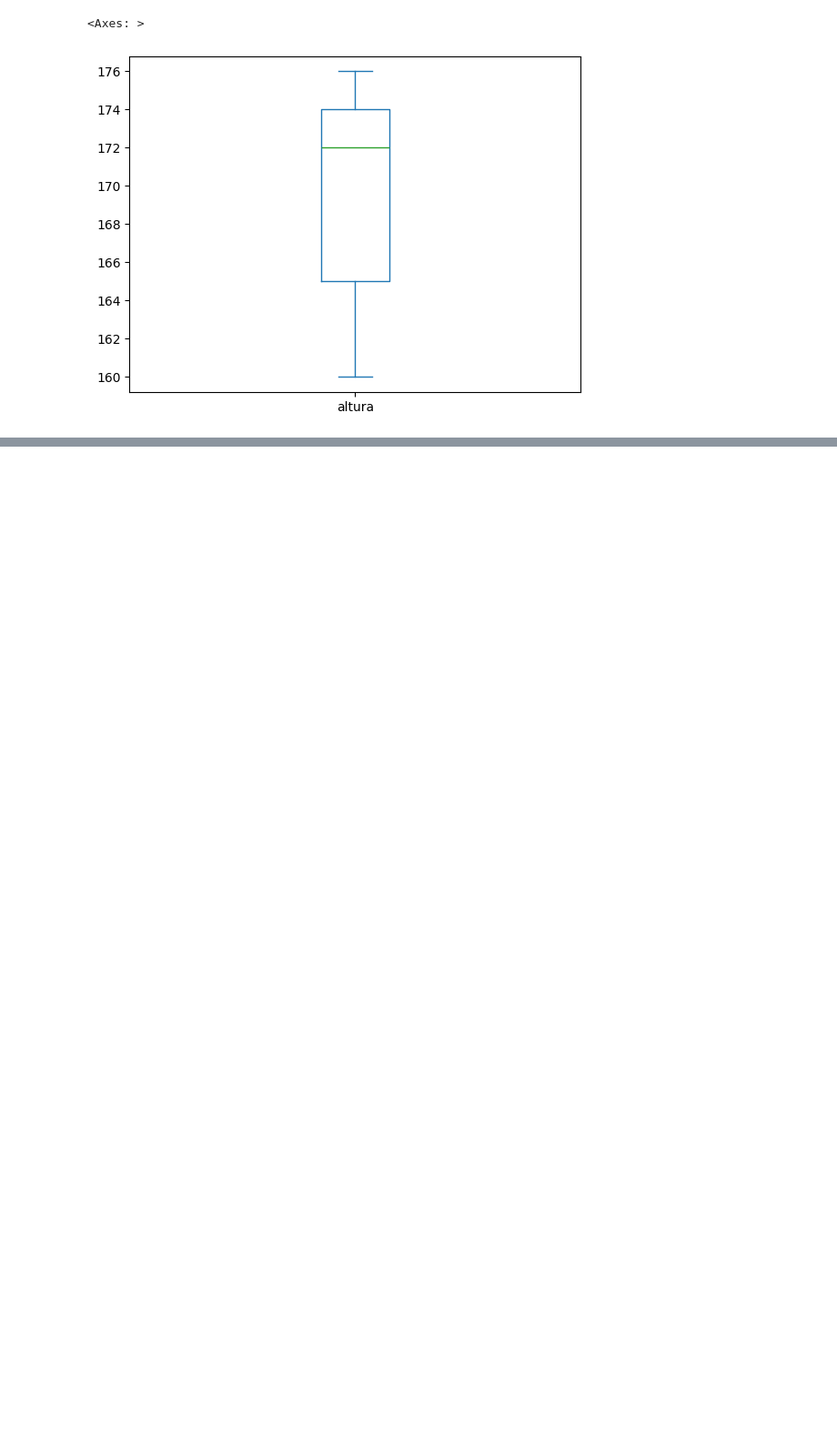
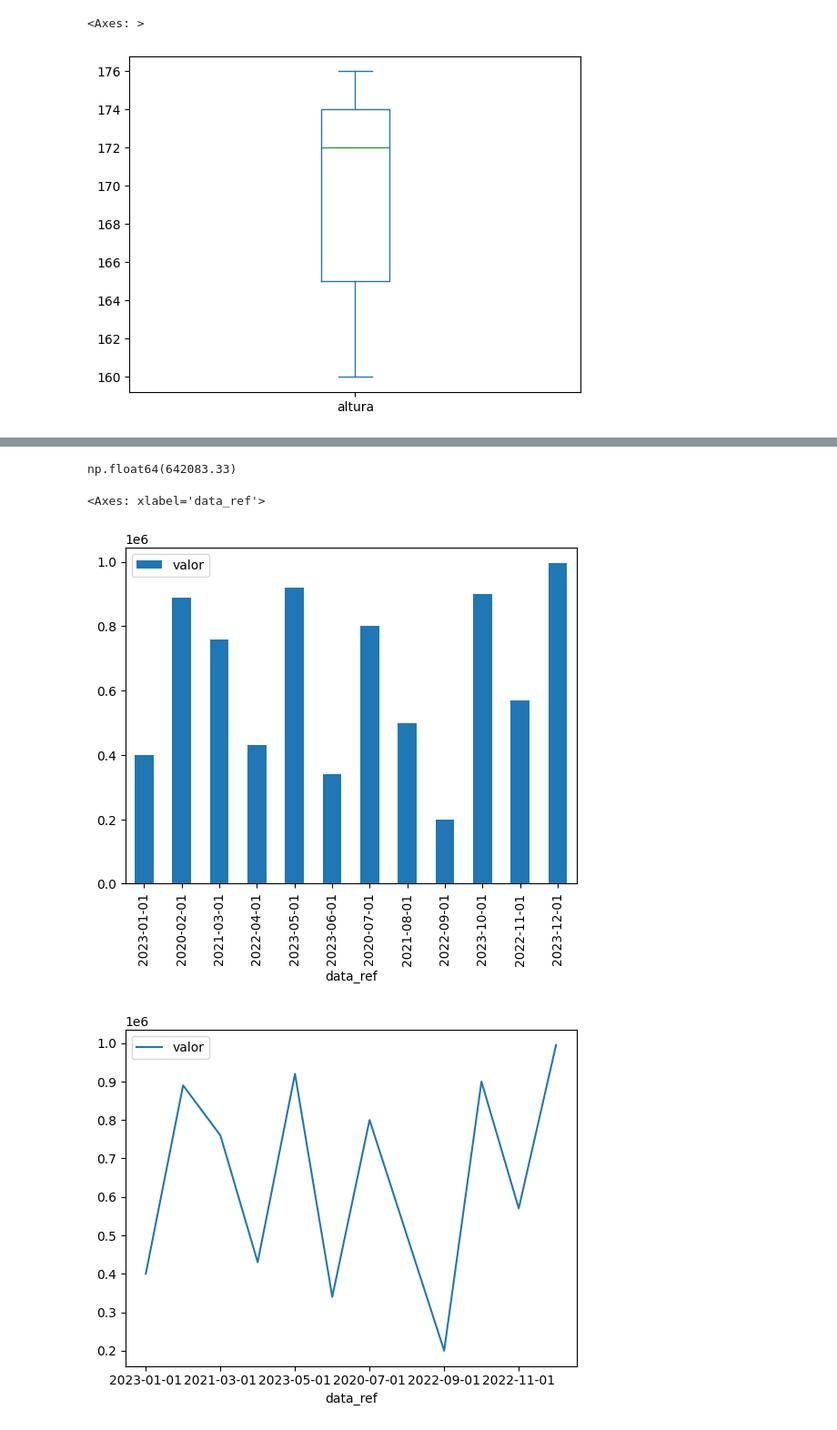
Before and after one commit to Weslley-Prado/estatisca_dev, a Jupyter notebook: estatisca_devs.ipynb, the cells around one changed output, grey strips where cells are left out. Shown: that part at 91% size. Saved outputs shown, nothing was run; the diff lists cells and outputs as text; code cells hidden in the pictures; blank space fills up the shorter version.

```diff
--- a/estatisca_devs.ipynb
+++ b/estatisca_devs.ipynb
@@ -217,0 +220,35 @@ df_medidas.altura.plot.box()
+# %%
+dict_faturamento = {
+    'data_ref': [
+        '2023-01-01',
+        '2020-02-01',
+        '2021-03-01',
+        '2022-04-01',
+        '2023-05-01',
+        '2023-06-01',
+        '2020-07-01',
+        '2021-08-01',
+        '2022-09-01',
+        '2023-10-01',
+        '2022-11-01',
+        '2023-12-01',
+        ],
+    'valor': [
+        400000,
+        890000,
+        760000,
+        430000,
+        920000,
+        340000,
+        800000,
+        500000,
+        200000,
+        900000,
+        570000,
+        995000,
+        ]
+}
+# %%
+import pandas as pd
+df_faturamento = pd.DataFrame.from_dict(dict_faturamento)
+df_faturamento
@@ -217,0 +269,13 @@ df_medidas.altura.plot.box()
+# %%
+media_vendas = round(df_faturamento['valor'].mean(), 2)
+media_vendas
+# %% [output]
+np.float64(642083.33)
+# %%
+df_faturamento.plot.bar(x='data_ref', y='valor')
+
+df_faturamento.plot.line(x='data_ref', y='valor')
+# %% [output]
+<Axes: xlabel='data_ref'>
+[figure, added]
+[figure, added]
```
Also changed, not shown: parts of 2 cells of this notebook.
